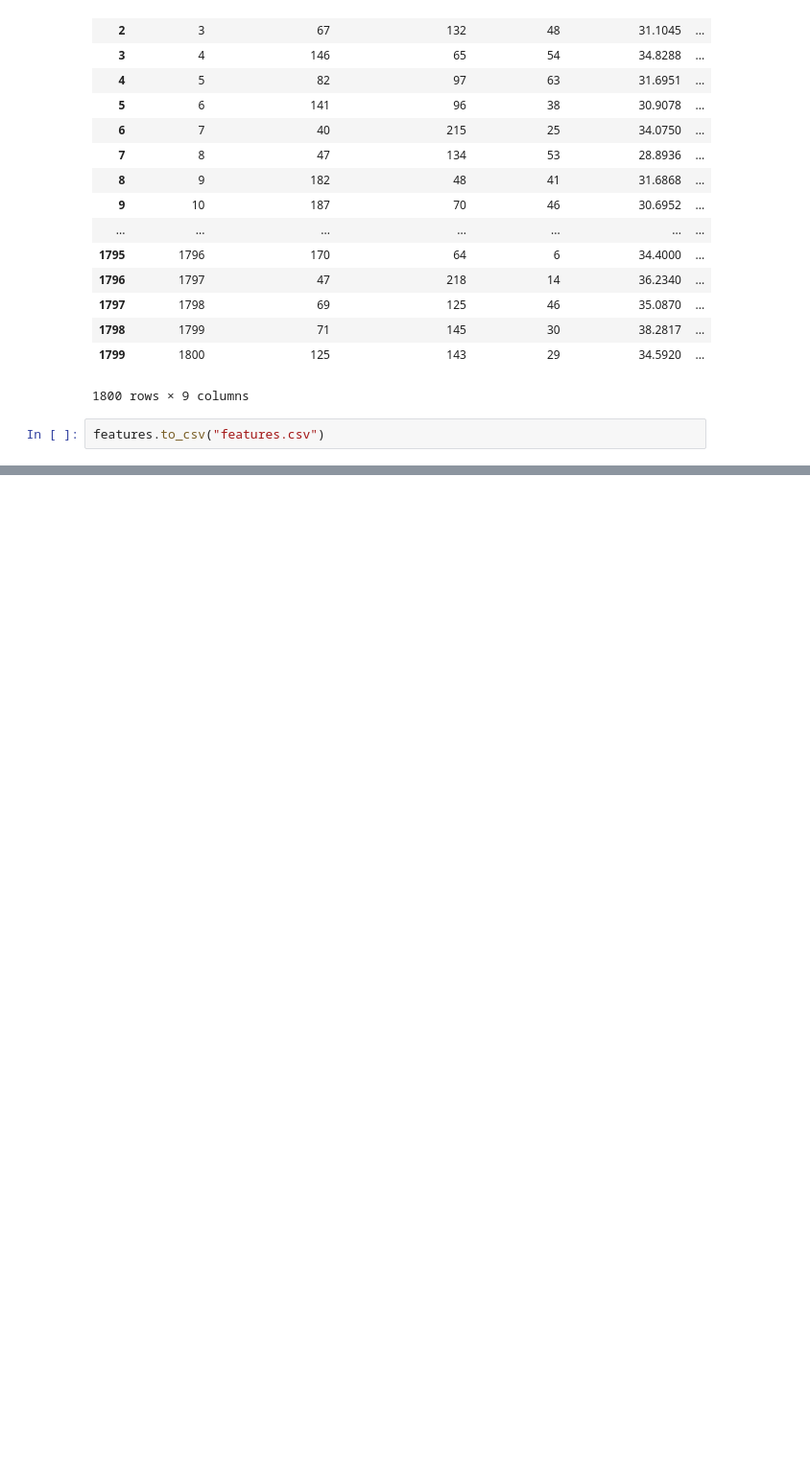
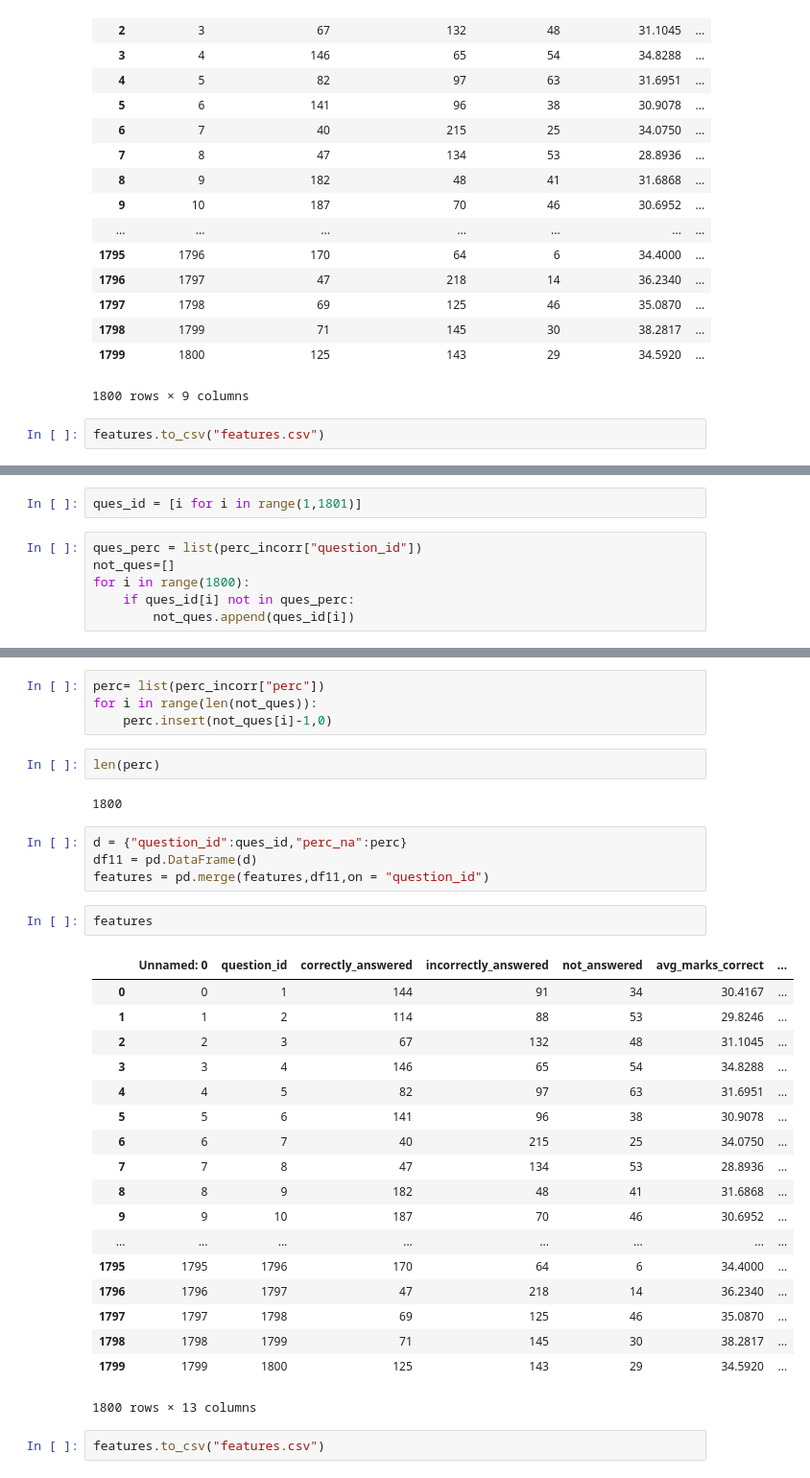
Before and after one commit to anuj2110/Auto-Tagging-Algorithm-Personal, a Jupyter notebook: DATA PREPARATION.ipynb, the cells around one changed output, grey strips where cells are left out. Shown: that part at 96% size. Cells and saved outputs as stored; diff of their text form; blank space fills up the shorter version.

```diff
--- a/DATA PREPARATION.ipynb
+++ b/DATA PREPARATION.ipynb
@@ -505,0 +465,8 @@ features.to_csv("features.csv")
+# %%
+ques_id = [i for i in range(1,1801)]
+# %%
+ques_perc = list(perc_incorr["question_id"])
+not_ques=[]
+for i in range(1800):
+    if ques_id[i] not in ques_perc:
+        not_ques.append(ques_id[i])
@@ -505,0 +493,35 @@ features.to_csv("features.csv")
+# %%
+perc= list(perc_incorr["perc"])
+for i in range(len(not_ques)):
+    perc.insert(not_ques[i]-1,0)
+# %%
+len(perc)
+# %% [output]
+1800
+# %%
+d = {"question_id":ques_id,"perc_na":perc}
+df11 = pd.DataFrame(d)
+features = pd.merge(features,df11,on = "question_id")
+# %%
+features
+# %% [output]
+|  | Unnamed: 0 | question_id | correctly_answered | incorrectly_answered | not_answered | avg_marks_correct | ... |
+| 0 | 0 | 1 | 144 | 91 | 34 | 30.4167 | ... |
+| 1 | 1 | 2 | 114 | 88 | 53 | 29.8246 | ... |
+| 2 | 2 | 3 | 67 | 132 | 48 | 31.1045 | ... |
+| 3 | 3 | 4 | 146 | 65 | 54 | 34.8288 | ... |
+| 4 | 4 | 5 | 82 | 97 | 63 | 31.6951 | ... |
+| 5 | 5 | 6 | 141 | 96 | 38 | 30.9078 | ... |
+| 6 | 6 | 7 | 40 | 215 | 25 | 34.0750 | ... |
+| 7 | 7 | 8 | 47 | 134 | 53 | 28.8936 | ... |
+| 8 | 8 | 9 | 182 | 48 | 41 | 31.6868 | ... |
+| 9 | 9 | 10 | 187 | 70 | 46 | 30.6952 | ... |
+| ... | ... | ... | ... | ... | ... | ... | ... |
+| 1795 | 1795 | 1796 | 170 | 64 | 6 | 34.4000 | ... |
+| 1796 | 1796 | 1797 | 47 | 218 | 14 | 36.2340 | ... |
+| 1797 | 1797 | 1798 | 69 | 125 | 46 | 35.0870 | ... |
+| 1798 | 1798 | 1799 | 71 | 145 | 30 | 38.2817 | ... |
+| 1799 | 1799 | 1800 | 125 | 143 | 29 | 34.5920 | ... |
+1800 rows × 13 columns
+# %%
+features.to_csv("features.csv")
```
Also changed, not shown: parts of 18 cells of this notebook.
